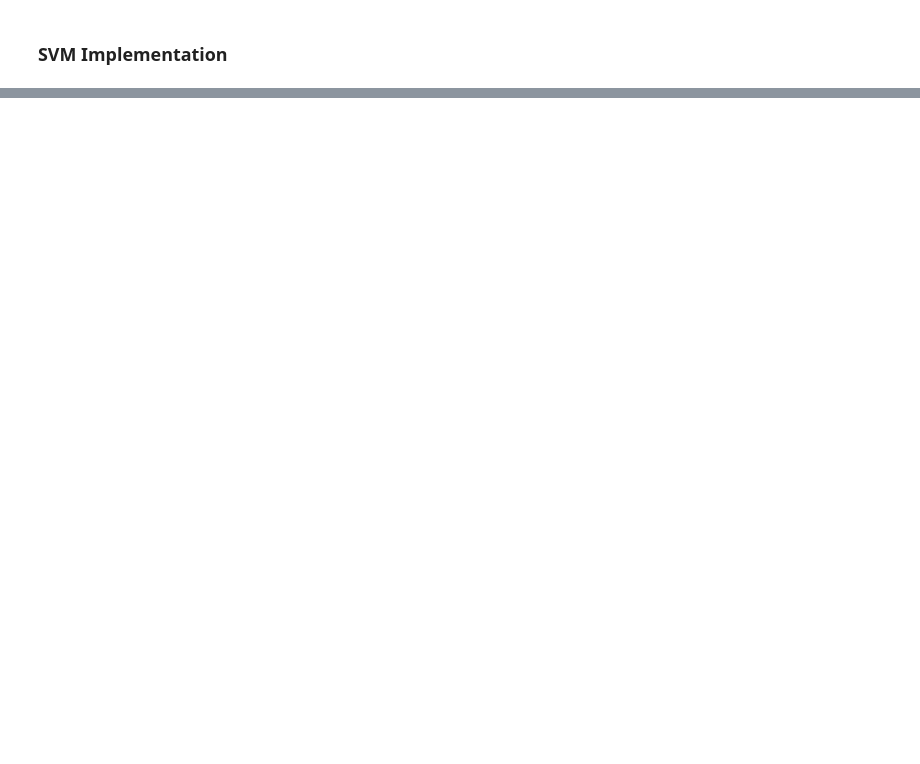
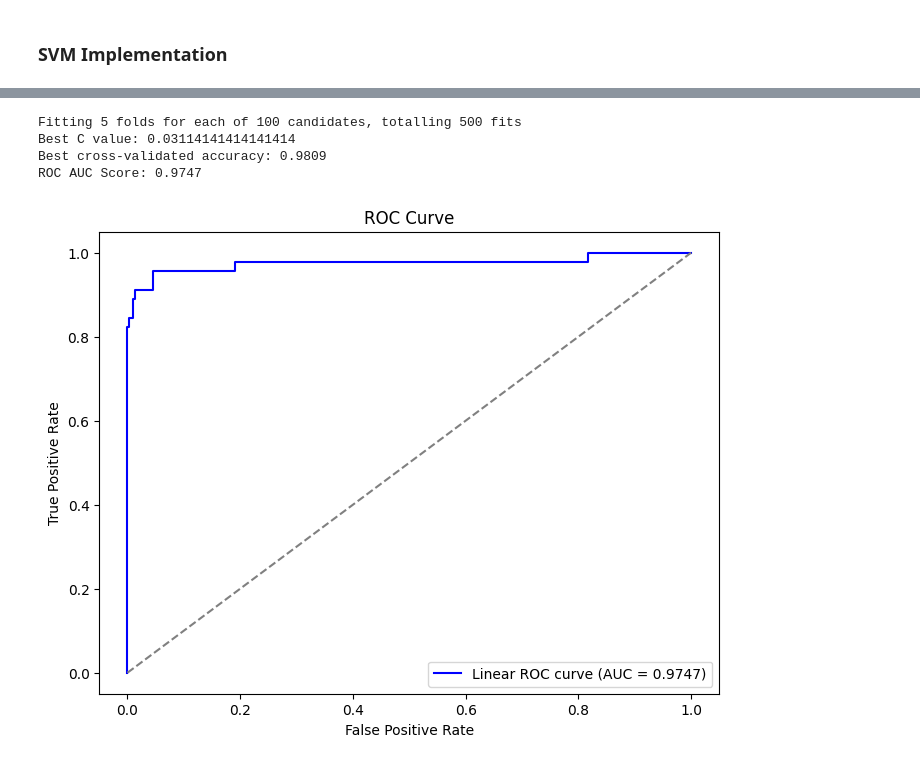
Before and after one commit to doquangg/IDS_Project, a Jupyter notebook: scripts/quang_model.ipynb, the cells around one changed output, grey strips where cells are left out. Cells and saved outputs as stored; diff of their text form; code cells hidden in the pictures; blank space fills up the shorter version.

Commit message:
push svm models

```diff
--- a/scripts/quang_model.ipynb
+++ b/scripts/quang_model.ipynb
@@ -278,19 +289,25 @@ ancurl*edition: Chi-squared = 160.4863
 ### SVM Implementation
 # %%
 # Imports
-from sklearn.model_selection import train_test_split
+from sklearn.model_selection import train_test_split, GridSearchCV
 from sklearn.svm import SVC
 from sklearn.metrics import accuracy_score, classification_report
 from sklearn.preprocessing import StandardScaler
 import pandas as pd
 import numpy as np
+from sklearn.metrics import roc_curve, roc_auc_score, auc
+import matplotlib.pyplot as plt
 
 # Shuffle the dataframe.
 shuffled_df = clean_df.sample(frac=1, random_state=69420).reset_index(drop=True)
 
+# Scale the features using Robust Scaler
+scaler = RobustScaler()
+scaled_scaled_df = pd.DataFrame(scaler.fit_transform(shuffled_df), columns=shuffled_df.columns)
+
 # Create the target vector, y, and feature matrix X.
-y = shuffled_df['ad.']
-X = shuffled_df.drop('ad.', axis=1)
+y = scaled_scaled_df['ad.']
+X = scaled_scaled_df.drop('ad.', axis=1)
 
 # Train on 85% of data, test on 10%, val on 5%.
 # Step 1: Split 85% for training and 15% for test+validation
@@ -305,0 +327,66 @@ print(f"Validation set: {len(X_val)} samples")
+# %%
+# Imports
+from sklearn.model_selection import train_test_split, GridSearchCV
+from sklearn.svm import SVC
+from sklearn.metrics import accuracy_score, classification_report
+from sklearn.preprocessing import StandardScaler
+import pandas as pd
+import numpy as np
+from sklearn.metrics import roc_curve, roc_auc_score, auc
+import matplotlib.pyplot as plt
+
+################################################################################
+# Grid Search CV: Find the best C.
+################################################################################
+
+# From preliminary testing: 0.030 is best ROC; further refine.
+param_grid = {'C': np.linspace(0.031, 0.032, num=100)}
+
+# Instantiate an instance of a linear SVM.
+linear_svm = SVC(kernel='linear')
+
+# Perform grid search with cross-validation, using 5 fold: 80% of the data is
+# used for training.
+grid_search = GridSearchCV(linear_svm, param_grid, cv=5, scoring='roc_auc', verbose=1)
+grid_search.fit(X_train, y_train)
+
+# Get the best parameters and the best score
+best_linear_C = grid_search.best_params_['C']
+best_score = grid_search.best_score_
+
+# Print C and Evals
+print(f"Best C value: {best_linear_C}")
+print(f"Best cross-validated accuracy: {best_score:.4f}")
+
+################################################################################
+# Model Implementation: K: Linear, C: Best
+################################################################################
+svm_model_lin_cBest = SVC(kernel='linear', C=best_linear_C)  # C is the regularization parameter
+svm_model_lin_cBest.fit(X_train, y_train)
+y_pred_lin_c1 = svm_model_lin_cBest.predict(X_test)
+
+# Calculate decision function values
+y_scores_lin_c1 = svm_model_lin_cBest.decision_function(X_test)
+
+# Calculate the ROC curve
+fpr, tpr, thresholds = roc_curve(y_test, y_scores_lin_c1)
+
+# Calculate the AUC score
+roc_auc = auc(fpr, tpr)
+print(f"ROC AUC Score: {roc_auc:.4f}")
+
+# Plot the ROC curve
+plt.figure(figsize=(8, 6))
+plt.plot(fpr, tpr, color='blue', label=f'Linear ROC curve (AUC = {roc_auc:.4f})')
+plt.plot([0, 1], [0, 1], color='gray', linestyle='--')  # Diagonal line for reference
+plt.xlabel('False Positive Rate')
+plt.ylabel('True Positive Rate')
+plt.title('ROC Curve')
+plt.legend(loc='lower right')
+plt.show()
+# %% [output]
+Fitting 5 folds for each of 100 candidates, totalling 500 fits
+Best C value: 0.03114141414141414
+Best cross-validated accuracy: 0.9809
+ROC AUC Score: 0.9747
+[figure, added]
```
Also changed, not shown: parts of 8 cells of this notebook.
